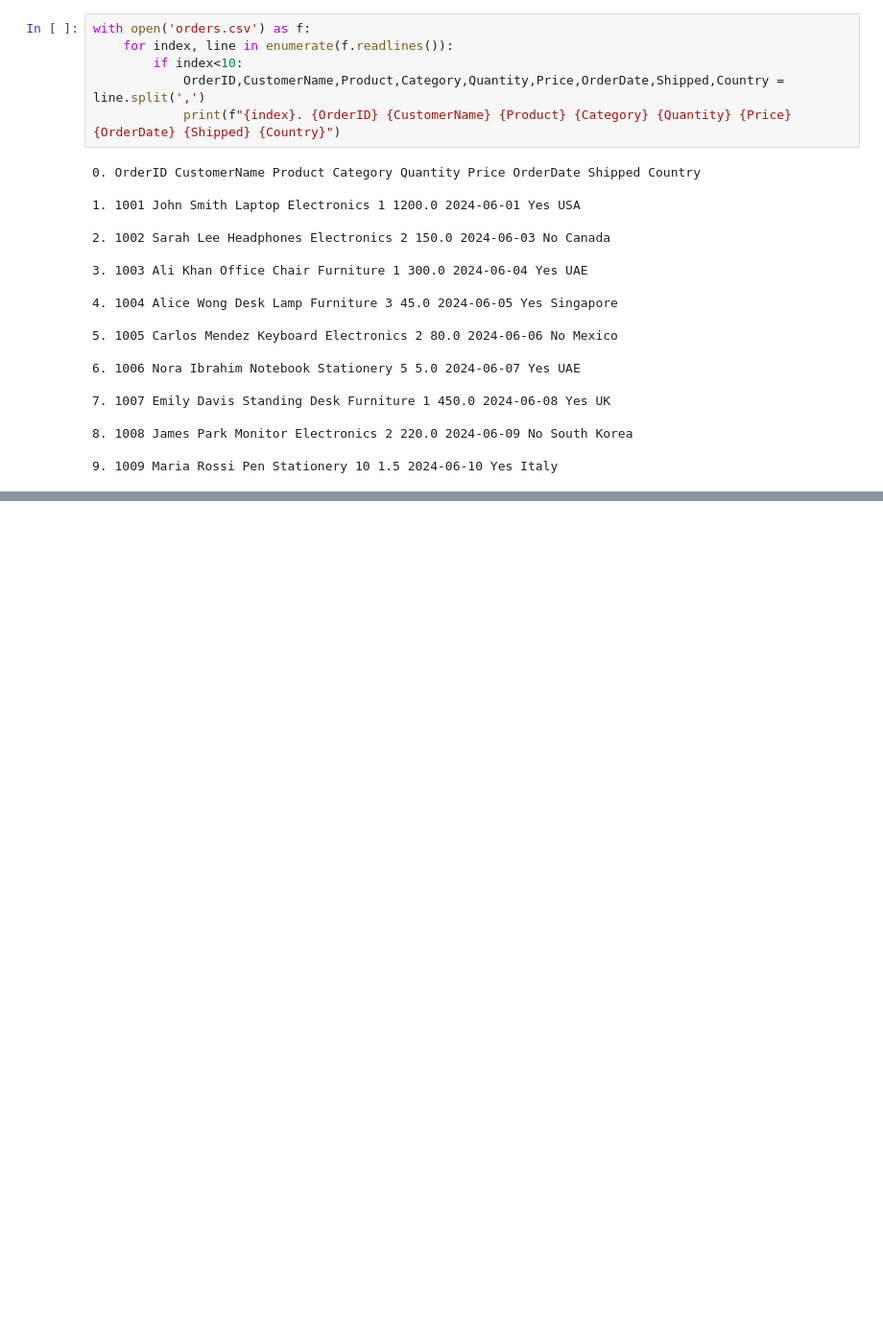
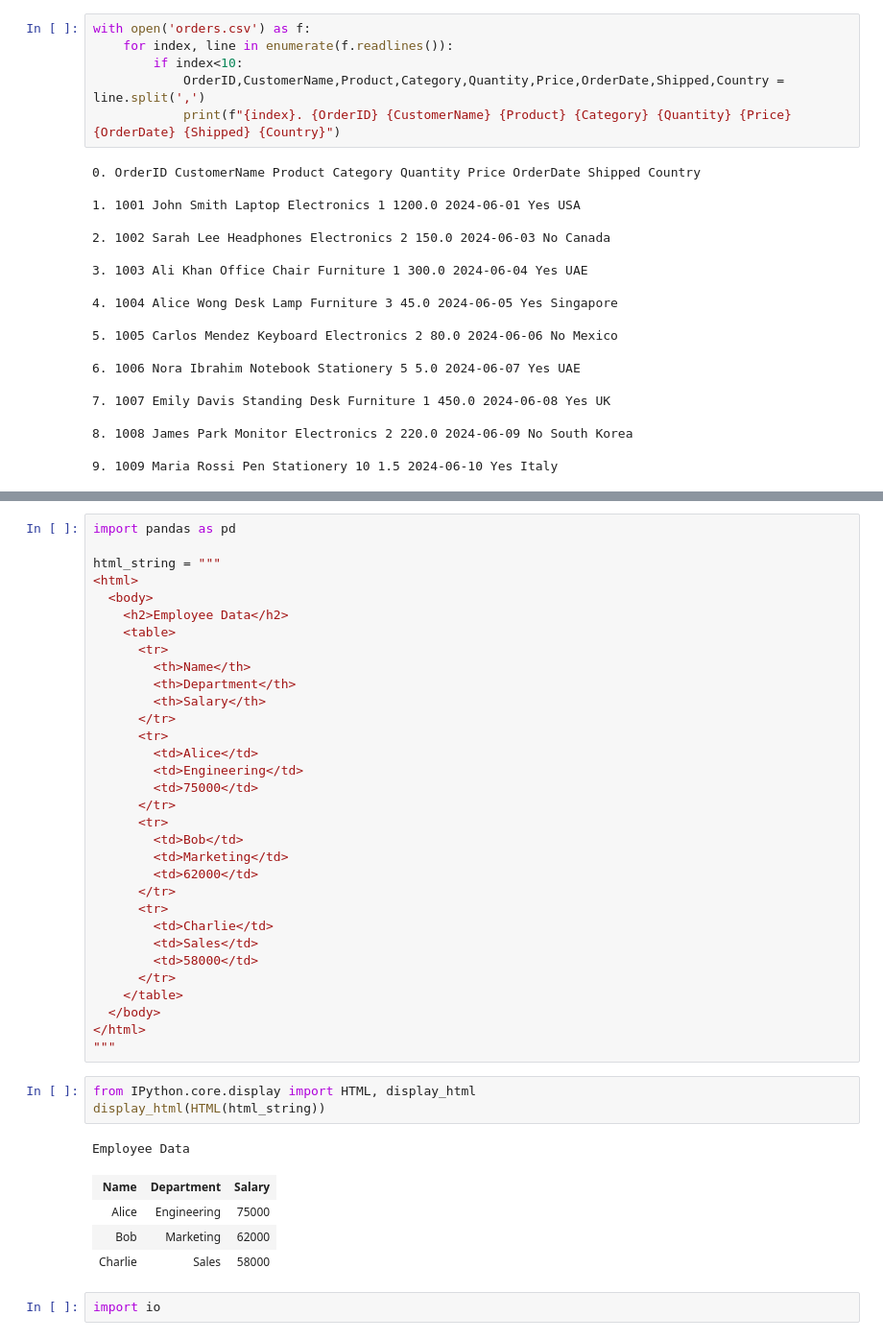
Before and after one commit to MuhammadAhmedMasood/data_analysis_with_python, a Jupyter notebook: Ahmed_pandas_tutorial.ipynb, the cells around one changed output, grey strips where cells are left out. Shown at 96% size. Saved outputs shown, nothing was run; the diff lists cells and outputs as text; blank space fills up the shorter version.

Commit message:
file handling including sql, csv, excel, sql  with pandas

```diff
--- a/Ahmed_pandas_tutorial.ipynb
+++ b/Ahmed_pandas_tutorial.ipynb
@@ -753,0 +845,43 @@ with open('orders.csv') as f:
+# %%
+import pandas as pd
+
+html_string = """
+<html>
+  <body>
+    <h2>Employee Data</h2>
+    <table>
+      <tr>
+        <th>Name</th>
+        <th>Department</th>
+        <th>Salary</th>
+      </tr>
+      <tr>
+        <td>Alice</td>
+        <td>Engineering</td>
+        <td>75000</td>
+      </tr>
+      <tr>
+        <td>Bob</td>
+        <td>Marketing</td>
+        <td>62000</td>
+      </tr>
+      <tr>
+        <td>Charlie</td>
+        <td>Sales</td>
+        <td>58000</td>
+      </tr>
+    </table>
+  </body>
+</html>
+"""
+# %%
+from IPython.core.display import HTML, display_html
+display_html(HTML(html_string))
+# %% [output]
+Employee Data
+| Name | Department | Salary |
+| Alice | Engineering | 75000 |
+| Bob | Marketing | 62000 |
+| Charlie | Sales | 58000 |
+# %%
+import io
```
Also changed, not shown: parts of 24 cells of this notebook.
